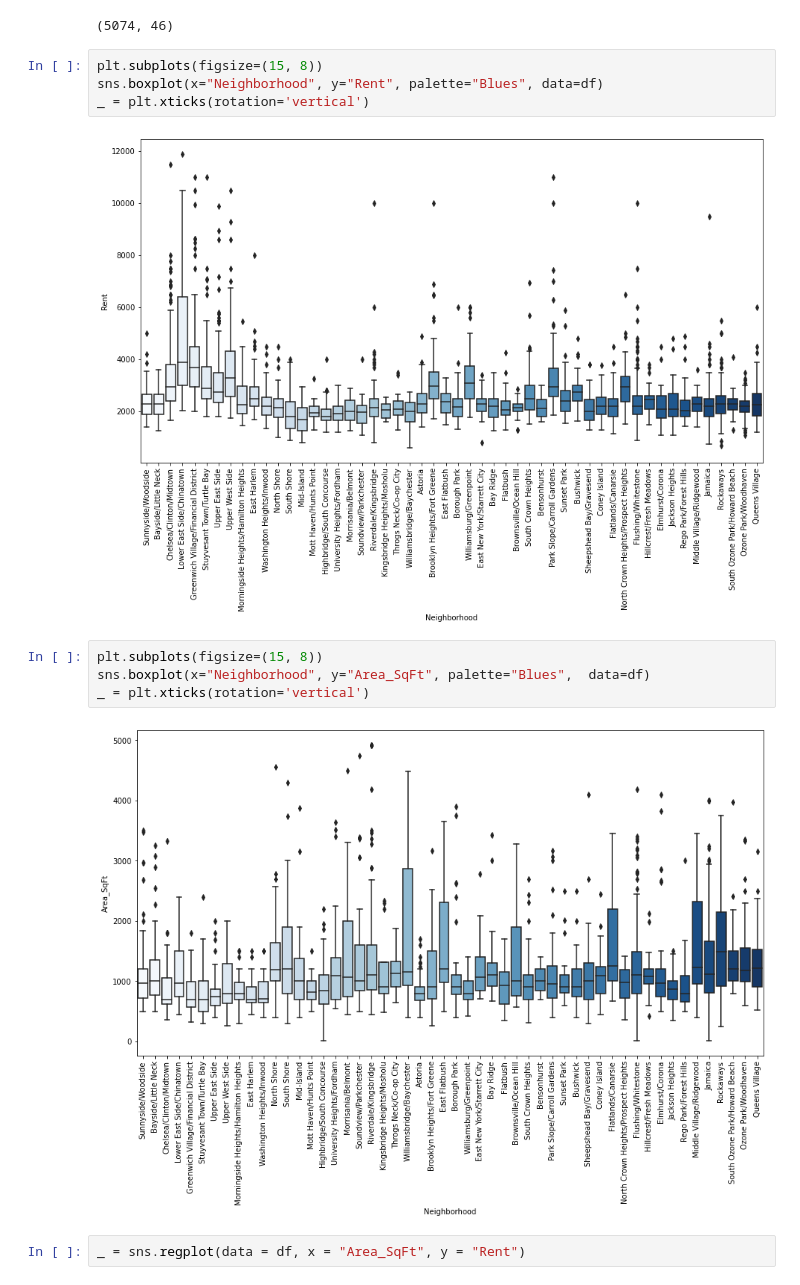
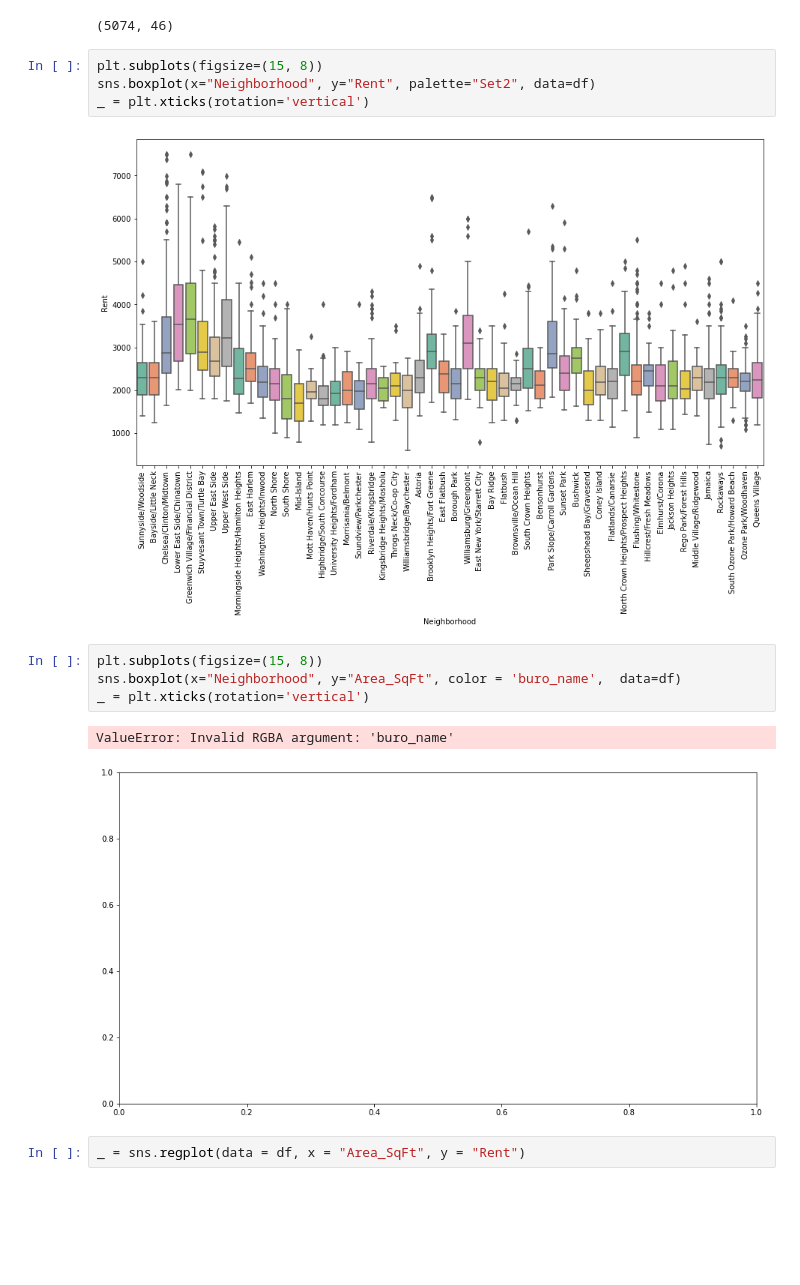
Before and after one commit to Nicolas-Jorq/Capstone-NYC-Rental-Price, a Jupyter notebook: 3 - Exploratory Data Analysis/Capstone 2 - EDA.ipynb, the cells around one changed output. Cells and saved outputs as stored; diff of their text form; blank space fills up the shorter version.

```diff
--- a/3 - Exploratory Data Analysis/Capstone Project 2 - EDA.ipynb
+++ b/3 - Exploratory Data Analysis/Capstone 2 - EDA.ipynb
@@ -100,16 +100,17 @@ df.shape
 (5074, 46)
 # %%
 plt.subplots(figsize=(15, 8))
-sns.boxplot(x="Neighborhood", y="Rent", palette="Blues", data=df)
+sns.boxplot(x="Neighborhood", y="Rent", palette="Set2", data=df)
 _ = plt.xticks(rotation='vertical')
 # %% [output]
-[figure, old version]
+[figure, new version]
 # %%
 plt.subplots(figsize=(15, 8))
-sns.boxplot(x="Neighborhood", y="Area_SqFt", palette="Blues",  data=df)
+sns.boxplot(x="Neighborhood", y="Area_SqFt", color = 'buro_name',  data=df)
 _ = plt.xticks(rotation='vertical')
 # %% [output]
+ValueError: Invalid RGBA argument: 'buro_name'
-[figure, old version]
+[figure, new version]
 # %%
 _ = sns.regplot(data = df, x = "Area_SqFt", y = "Rent")
 # %% [output]
```
Also changed, not shown: parts of 2 cells of this notebook, 5 other files.
